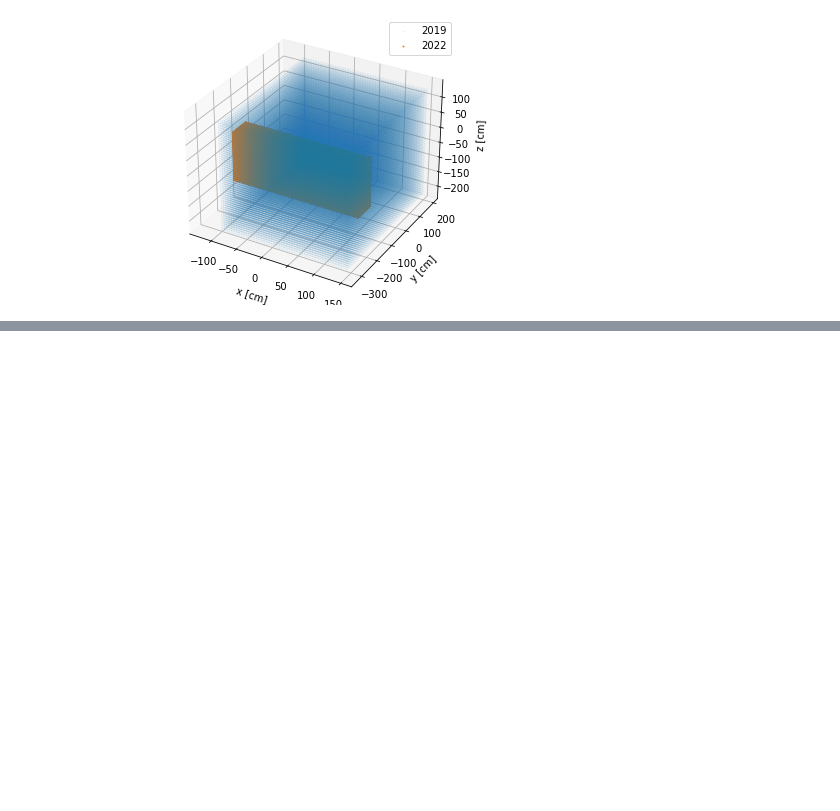
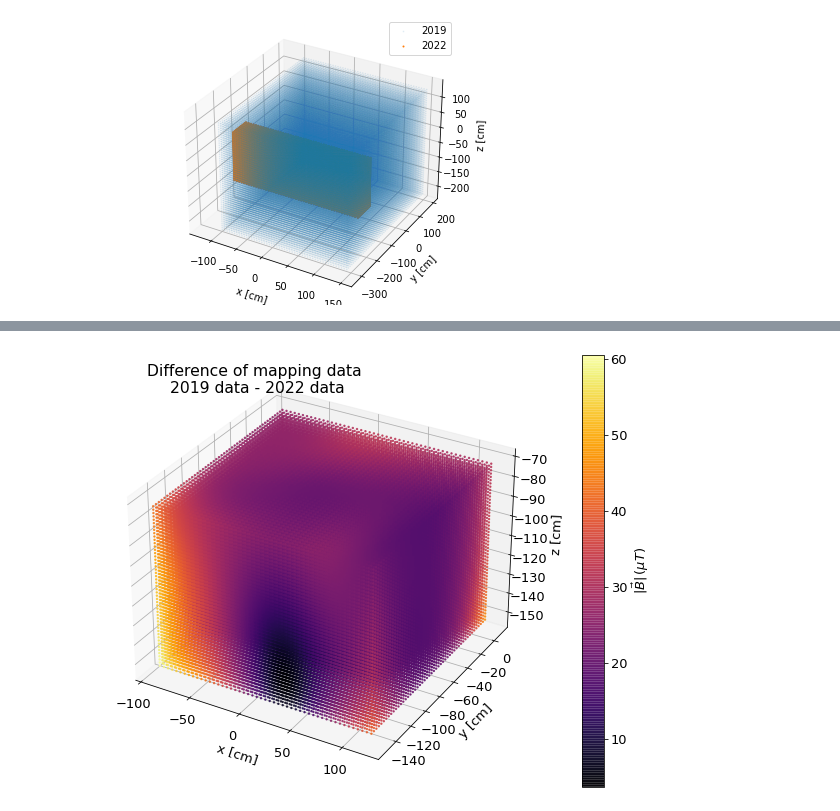
Before and after one commit to eklem1/MesonMagMapping, a Jupyter notebook: Fall_2022/ComparingMaps.ipynb, the cells around one changed output, grey strips where cells are left out. Cells and saved outputs as stored; diff of their text form; code cells hidden in the pictures; blank space fills up the shorter version.

```diff
--- a/Fall_2022/ComparingMaps.ipynb
+++ b/Fall_2022/ComparingMaps.ipynb
@@ -120,0 +199,38 @@ plt.show()
+# %%
+# list(dataCut_19.columns)
+
+df_compare = dataCut_19.join(dataCut_22, rsuffix='_22', how='outer')
+#                               on=list(dataCut_22.columns))
+
+# df_compare.loc[0]['x_19'] = 0
+# display(df_compare.columns)
+df_compare = df_compare.where((df_compare['x']==df_compare['x_22']) &
+                                      (df_compare['y']==df_compare['y_22']) &
+                                      (df_compare['z']==df_compare['z_22']))
+df_compare = df_compare.drop(columns=['x_22', 'y_22', 'z_22'])
+# display(df_compare)
+
+df_compare['dB_x'] = df_compare['B_x'] - df_compare['B_x_22']
+df_compare['dB_y'] = df_compare['B_y'] - df_compare['B_y_22']
+df_compare['dB_z'] = df_compare['B_z'] - df_compare['B_z_22']
+
+# display(df_compare)
+# %%
+plt.rcParams['font.size'] = '13'
+
+fig = plt.figure(figsize=(13, 6))
+axes = mplot3d.Axes3D(fig)
+fig.suptitle("Difference of mapping data\n 2019 data - 2022 data")
+
+B1_diff = np.sqrt(df_compare['dB_x']**2 + df_compare['dB_y']**2 + df_compare['dB_z']**2 ) #muT
+Q_22 = axes.scatter(df_compare['x'], df_compare['y'], df_compare['z'],c=B1_diff, s=2, alpha=.8, cmap=cm.inferno)
+
+cbar_22 = fig.colorbar(Q_22, label='$|\\vec{B}|\,(\mu T)$', pad=0.05)
+
+# plt.subplots_adjust(wspace=4.0)
+axes.set_xlabel('x [cm]')
+axes.set_ylabel('y [cm]', labelpad=7)
+axes.set_zlabel('z [cm]', labelpad=7)
+plt.show()
+# %% [output]
+[figure, added]
```
Also changed, not shown: parts of 9 cells of this notebook, 5 other files.
